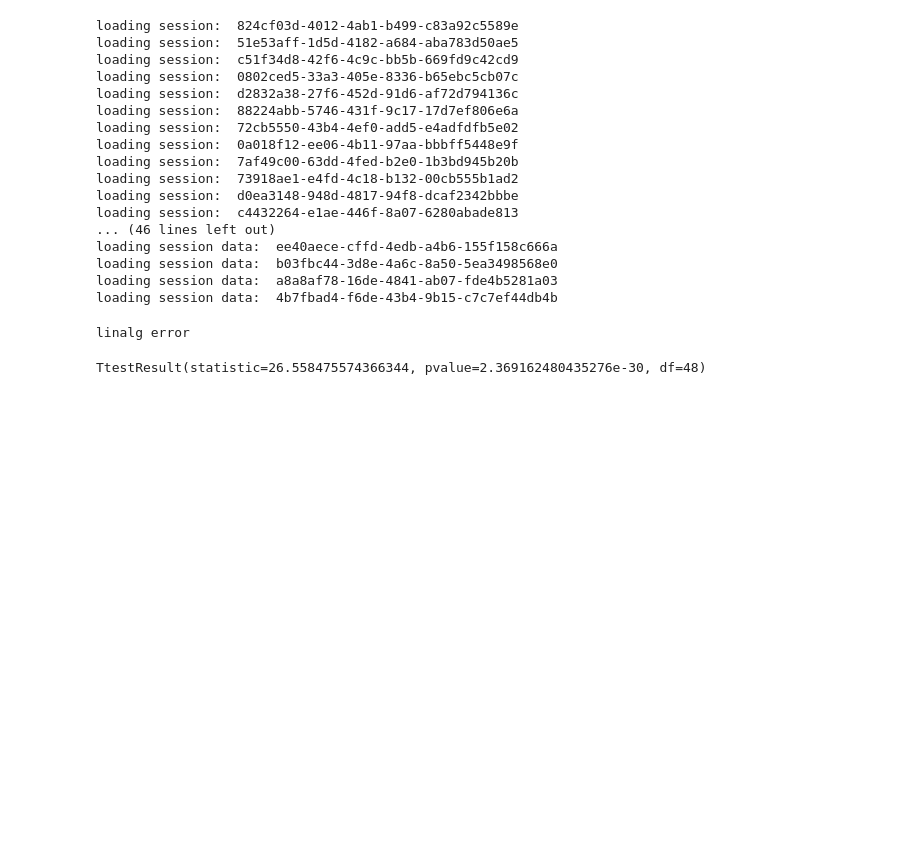
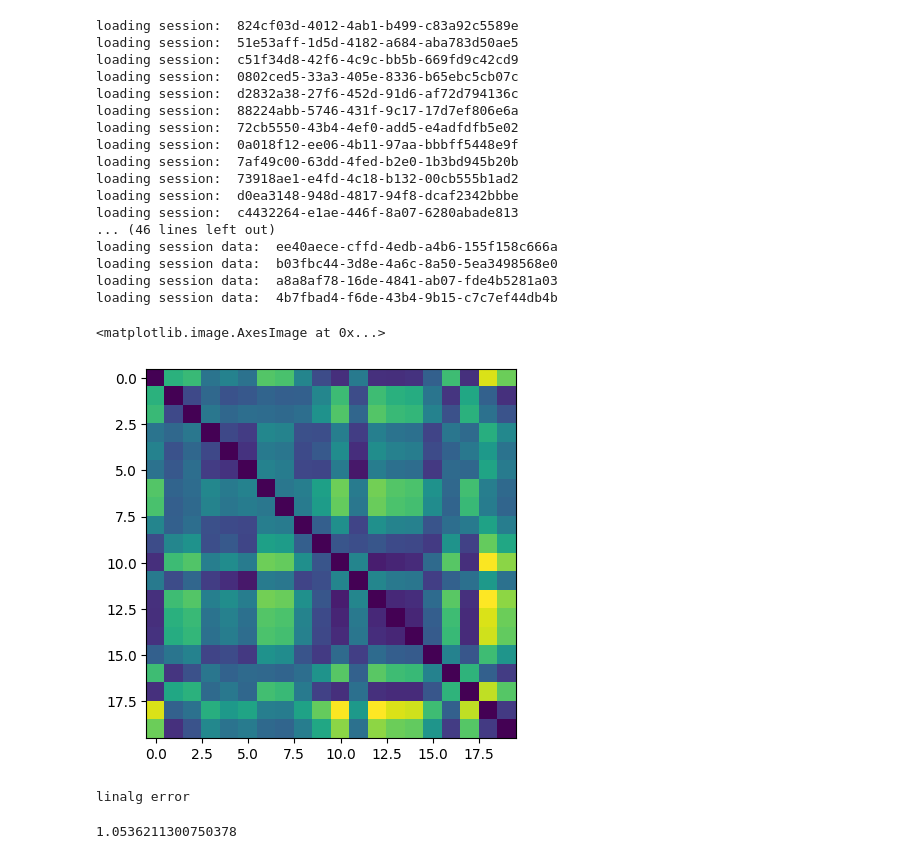
Before and after one commit to jmourabarbosa/shapemetrics_journalpaper, a Jupyter notebook: ibl_analyses/notebooks/shape_metrics.ipynb, the cells around one changed output. Drawn from its saved outputs; the diff is of its cells as text; code cells hidden in the pictures; blank space fills up the shorter version.

```diff
--- a/ibl_analyses/notebooks/shape_metrics.ipynb
+++ b/ibl_analyses/notebooks/shape_metrics.ipynb
@@ -171,7 +243,12 @@ def get_kneigh_decreasing(dist_neural,cs,S=10,W=3):
+# %%
+plt.imshow(dist_neural)
+# %% [output]
+<matplotlib.image.AxesImage at 0x...>
+[figure, added]
 # %%
 
 n_folds = 50
-n_shuffles = 250
+n_shuffles = 1000
 
 train_data_folds, test_data_folds = dataloader.new_folds(n_folds)
 
@@ -214,13 +291,16 @@ for fold in tqdm.trange(n_folds):
     # save z-scored correlation
     all_c_corrs.append((r - np.mean(corrs_shuffle))/np.std(corrs_shuffle))
 
-print(sts.ttest_1samp(all_c_corrs,0))
+
 
 all_dist_neural = np.array(all_dist_neural)
 all_dist_cc = np.array(all_dist_cc)
 # %% [output]
 linalg error
-TtestResult(statistic=26.558475574366344, pvalue=2.369162480435276e-30, df=48)
+# %%
+np.percentile(all_c_corrs,2.5)
+# %% [output]
+1.0536211300750378
 # %%
 dist_neural = all_dist_neural[np.argmax(all_c_corrs)]
 dist_cc = all_dist_cc[np.argmax(all_c_corrs)]
```
Also changed, not shown: parts of 11 cells of this notebook.
